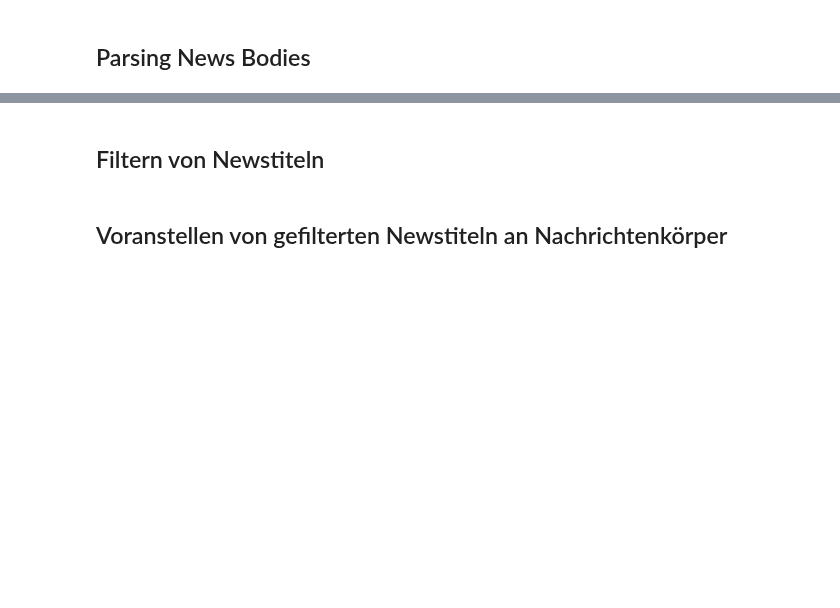
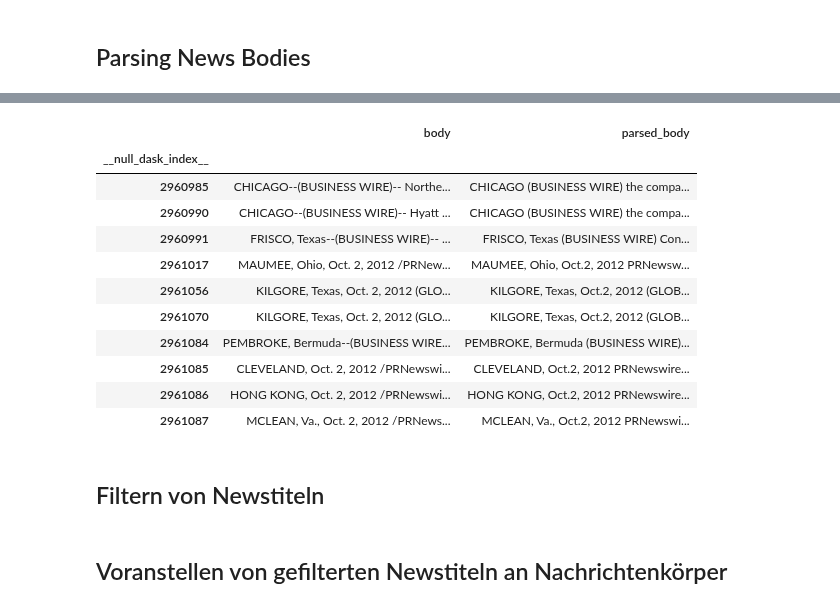
Before and after one commit to adrianbeer/LLM-News-Trading, a Jupyter notebook: src/preprocessing/benzing_news_parser.ipynb, the cells around one changed output, grey strips where cells are left out. Cells and saved outputs as stored; diff of their text form; code cells hidden in the pictures; blank space fills up the shorter version.

```diff
--- a/src/preprocessing/benzing_news_parser.ipynb
+++ b/src/preprocessing/benzing_news_parser.ipynb
@@ -171,10 +155,10 @@ Da Ticker wiederverwendet werden können bzw. sich verändern können wollen wir
 dass später Aktienkurse einer falschen Aktie zugeordnet wird. Andererseits werden dadurch evtl. auch weniger seriöse Nachrichten herausgefiltert, die nicht
 die Kontaktadresszeile des Unternehmens am Ende besitzen, in dem der vollständige Unternehmensname vorkommt.
 # %%
-ddf = pd.read_parquet(output_dir)
+ddf = pd.read_parquet("data/bzg/unraw3_bzg")
 mapper = pd.read_parquet(config.data.benzinga.ticker_name_mapper)
 # %%
 ddf = ddf[ddf.stocks.isin(mapper.index.to_list())]
-ddf["company_name"] = ddf.stocks.map(lambda x: mapper.company_names.loc[x], meta=pd.Series(dtype="string"))
-ddf["short_name"] = ddf.stocks.map(lambda x: mapper.short_name.loc[x], meta=pd.Series(dtype="string"))
+ddf["company_name"] = ddf.stocks.progress_map(lambda x: mapper.company_names.loc[x]).astype(str)
+ddf["short_name"] = ddf.stocks.progress_map(lambda x: mapper.short_name.loc[x]).astype(str)
 print(f"Es verbleiben {ddf.shape[0]} Nachrichten, für die wir den Ticker zu einem Firmennamen aufgelösen konnten.")
@@ -240,8 +239,8 @@ print(f"From {ticker_name_mapper.shape[0]} to {ticker_name_mapper_reduced.shape[
 # %%
 from src.utils.time import convert_timezone
-ddf["time"] = ddf["time"].map(lambda x: convert_timezone(pd.to_datetime(x)))
+ddf["time"] = ddf["time"].progress_map(lambda x: convert_timezone(pd.to_datetime(x)))
 # %%
-sample = ddf.iloc[:1000, :]
+sample = ddf.iloc[-1000:, :]
 # %%
 logging.getLogger().setLevel(logging.WARNING)
 def filter_df(df):
@@ -259,3 +287,18 @@ ddf.to_parquet(config.data.benzinga.cleaned)
+# %%
+ddf[["body", "parsed_body"]].tail(10)
+# %% [output]
+|  | body | parsed_body |
+| __null_dask_index__ |  |  |
+| 2960985 | CHICAGO--(BUSINESS WIRE)-- Northe... | CHICAGO (BUSINESS WIRE) the compa... |
+| 2960990 | CHICAGO--(BUSINESS WIRE)-- Hyatt ... | CHICAGO (BUSINESS WIRE) the compa... |
+| 2960991 | FRISCO, Texas--(BUSINESS WIRE)-- ... | FRISCO, Texas (BUSINESS WIRE) Con... |
+| 2961017 | MAUMEE, Ohio, Oct. 2, 2012 /PRNew... | MAUMEE, Ohio, Oct.2, 2012 PRNewsw... |
+| 2961056 | KILGORE, Texas, Oct. 2, 2012 (GLO... | KILGORE, Texas, Oct.2, 2012 (GLOB... |
+| 2961070 | KILGORE, Texas, Oct. 2, 2012 (GLO... | KILGORE, Texas, Oct.2, 2012 (GLOB... |
+| 2961084 | PEMBROKE, Bermuda--(BUSINESS WIRE... | PEMBROKE, Bermuda (BUSINESS WIRE)... |
+| 2961085 | CLEVELAND, Oct. 2, 2012 /PRNewswi... | CLEVELAND, Oct.2, 2012 PRNewswire... |
+| 2961086 | HONG KONG, Oct. 2, 2012 /PRNewswi... | HONG KONG, Oct.2, 2012 PRNewswire... |
+| 2961087 | MCLEAN, Va., Oct. 2, 2012 /PRNews... | MCLEAN, Va., Oct.2, 2012 PRNewswi... |
 # %% [markdown]
 ## Filtern von Newstiteln
 # %% [markdown]
```
Also changed, not shown: parts of 14 cells of this notebook, 3 other files.
